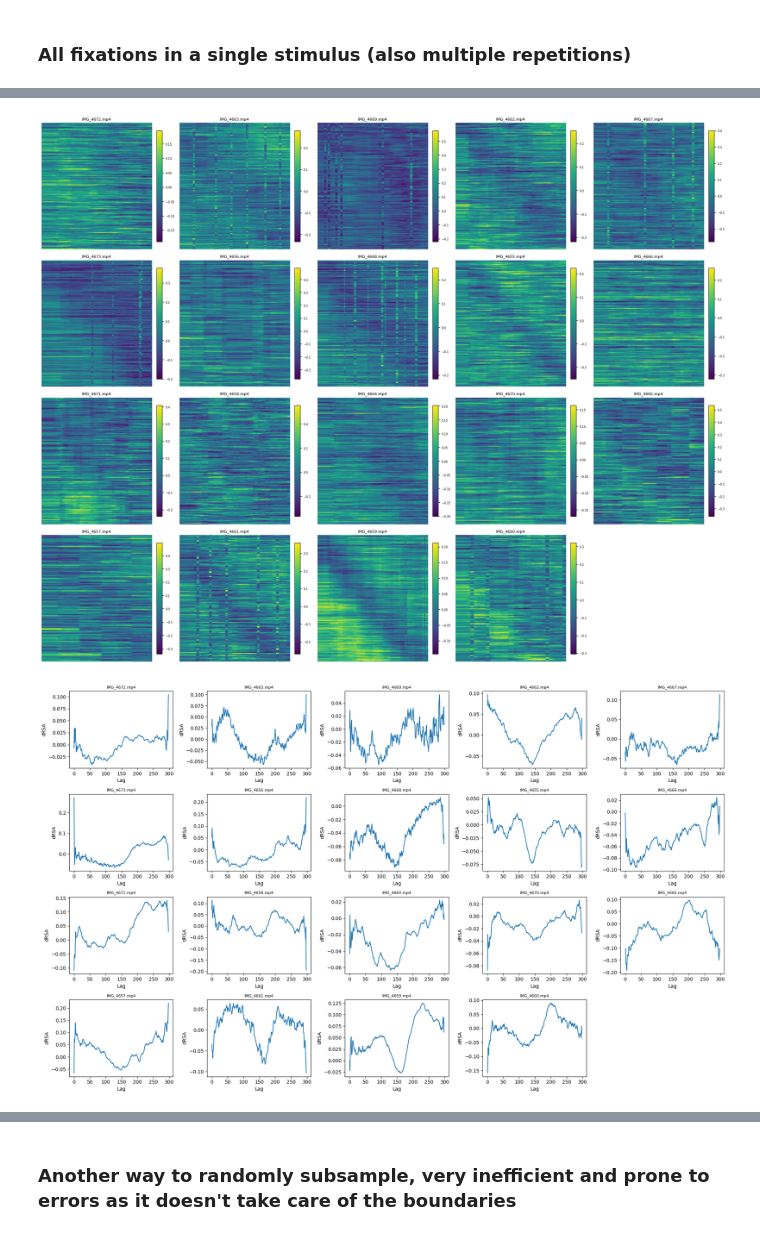
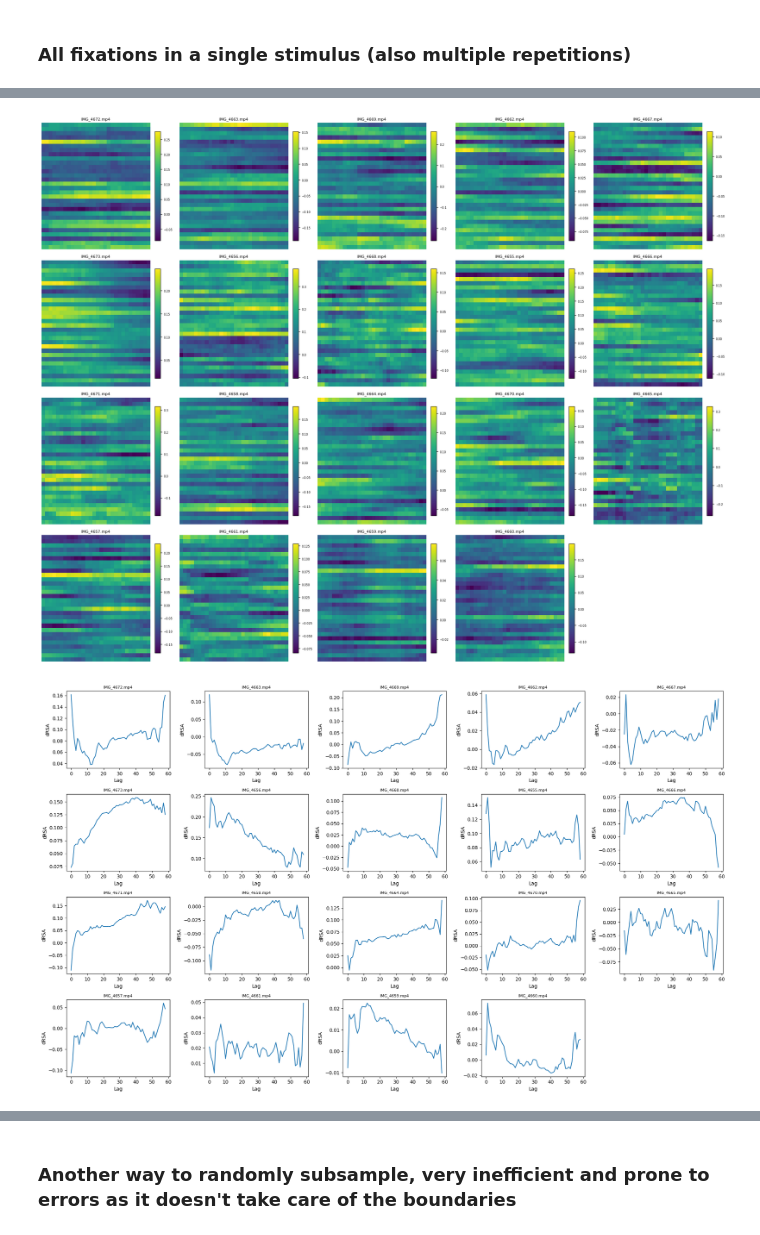
Before and after one commit to TizianoCausin01/temporal_context, a Jupyter notebook: python_scripts/scripts/dRSA_sampling_dev.ipynb, the cells around one changed output, grey strips where cells are left out. Saved outputs shown, nothing was run; the diff lists cells and outputs as text; code cells hidden in the pictures.

```diff
--- a/python_scripts/scripts/dRSA_sampling_dev.ipynb
+++ b/python_scripts/scripts/dRSA_sampling_dev.ipynb
@@ -87,18 +87,18 @@ axes1 = axes1.flatten()
 for ax, fn in zip(axes1, fns):
     # compute fixation responses
     neural_data_fix, gaze_data_fix, model_data_fix = extract_fixation_responses_sing_stim(
-        n_norm, gaze_data, all_models, fn, 0, 150, stack=1
+        n_norm, gaze_data, all_models, fn, 10, 20, stack=1
     )
     if neural_data_fix.shape[2] > 1:
         # compute dRSA
         dRSA = compute_dRSA(
             neural_data_fix[:, :, :],
-            gaze_data_fix[:, :, :],
+            model_data_fix[:, :, :],
             metric_RDM='euclidean',
             metric_RDM_model='euclidean',
             metric_dRSA='correlation'
         )
-        lagplots.append(get_lagplot(dRSA, max_lag=149))
+        lagplots.append(get_lagplot(dRSA, max_lag=29))
 
         # plot heatmap
         im = ax.imshow(dRSA, aspect='auto', cmap='viridis')
@@ -165,5 +165,5 @@ plt.show()
-[figure, old version]
+[figure, new version]
-[figure, old version]
+[figure, new version]
 # %%
 plt.plot(np.mean(np.stack(lagplots, axis=-1), axis=-1))
 # %% [output]
```
Also changed, not shown: parts of 2 cells of this notebook, 4 other files.
